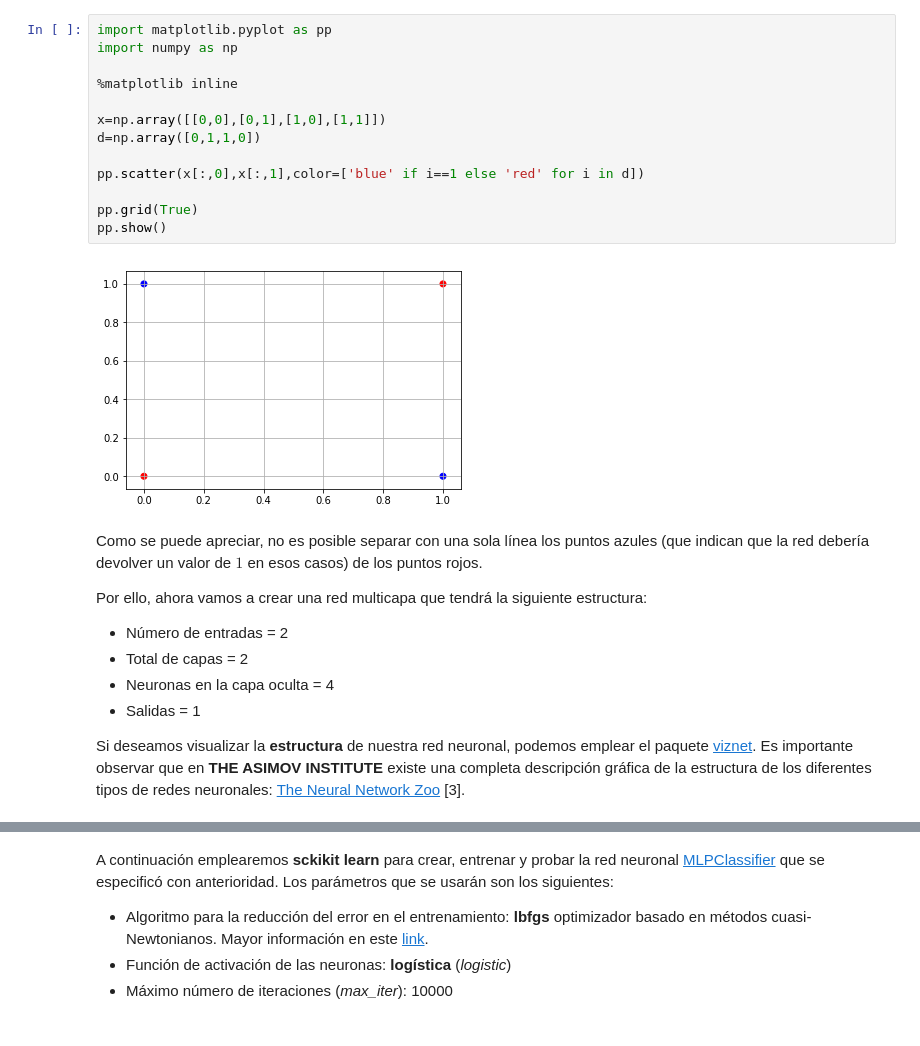
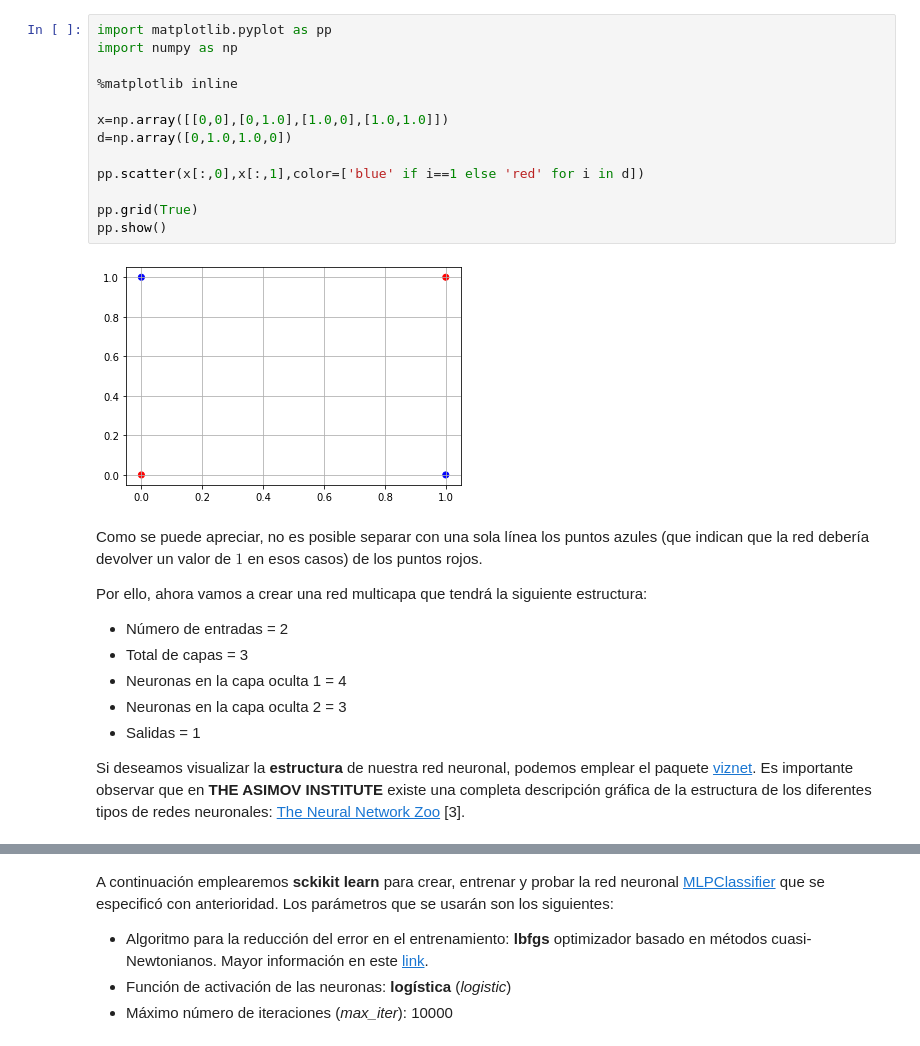
Before and after one commit to vlarobbyk/ann-basic-example, a Jupyter notebook: ANN-Intro-Parte-1.ipynb, the cells around one changed output, grey strips where cells are left out. Saved outputs shown, nothing was run; the diff lists cells and outputs as text.

```diff
--- a/ANN-Intro-Parte-1.ipynb
+++ b/ANN-Intro-Parte-1.ipynb
@@ -45,26 +45,27 @@ A continuación visualizamos los patrones que se desea que aprenda nuestra red:
 # %%
 import matplotlib.pyplot as pp
 import numpy as np
 
 %matplotlib inline
 
-x=np.array([[0,0],[0,1],[1,0],[1,1]])
-d=np.array([0,1,1,0])
+x=np.array([[0,0],[0,1.0],[1.0,0],[1.0,1.0]])
+d=np.array([0,1.0,1.0,0])
 
 pp.scatter(x[:,0],x[:,1],color=['blue' if i==1 else 'red' for i in d])
 
 pp.grid(True)
 pp.show()
 # %% [output]
-[figure, old version]
+[figure, new version]
 # %% [markdown]
 Como se puede apreciar, no es posible separar con una sola línea los puntos azules (que indican que la red debería devolver un valor de $1$ en esos casos) de los puntos rojos.
 
 Por ello, ahora vamos a crear una red multicapa que tendrá la siguiente estructura:
 
 * Número de entradas = 2
-* Total de capas = 2
-* Neuronas en la capa oculta = 4
+* Total de capas = 3
+* Neuronas en la capa oculta 1 = 4
+* Neuronas en la capa oculta 2 = 3
 * Salidas = 1
 
 Si deseamos visualizar la **estructura** de nuestra red neuronal, podemos emplear el paquete [viznet](http://viznet.readthedocs.io/en/latest/tutorials.html). Es importante observar que en **THE ASIMOV INSTITUTE** existe una completa descripción gráfica de la estructura de los diferentes tipos de redes neuronales: [The Neural Network Zoo](http://www.asimovinstitute.org/neural-network-zoo/) [3].
```
Also changed, not shown: parts of 4 cells of this notebook, 4 other files.
